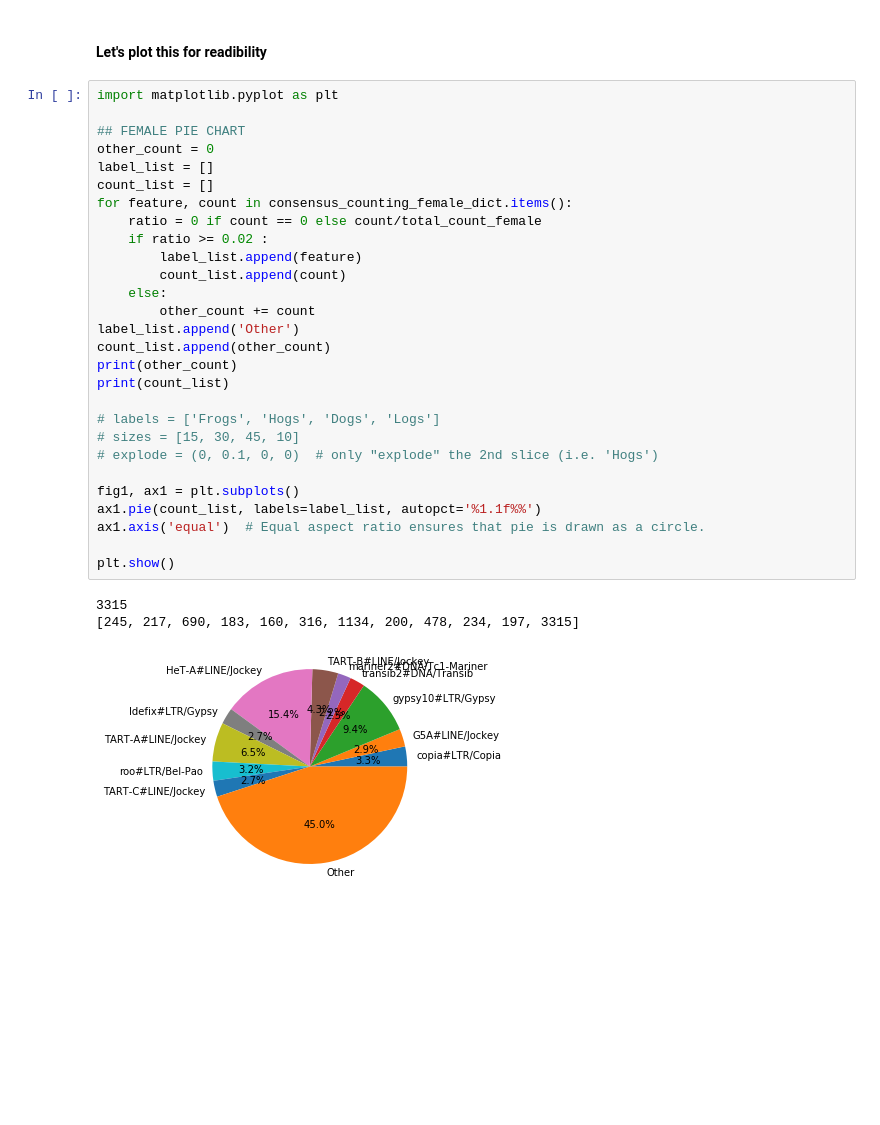
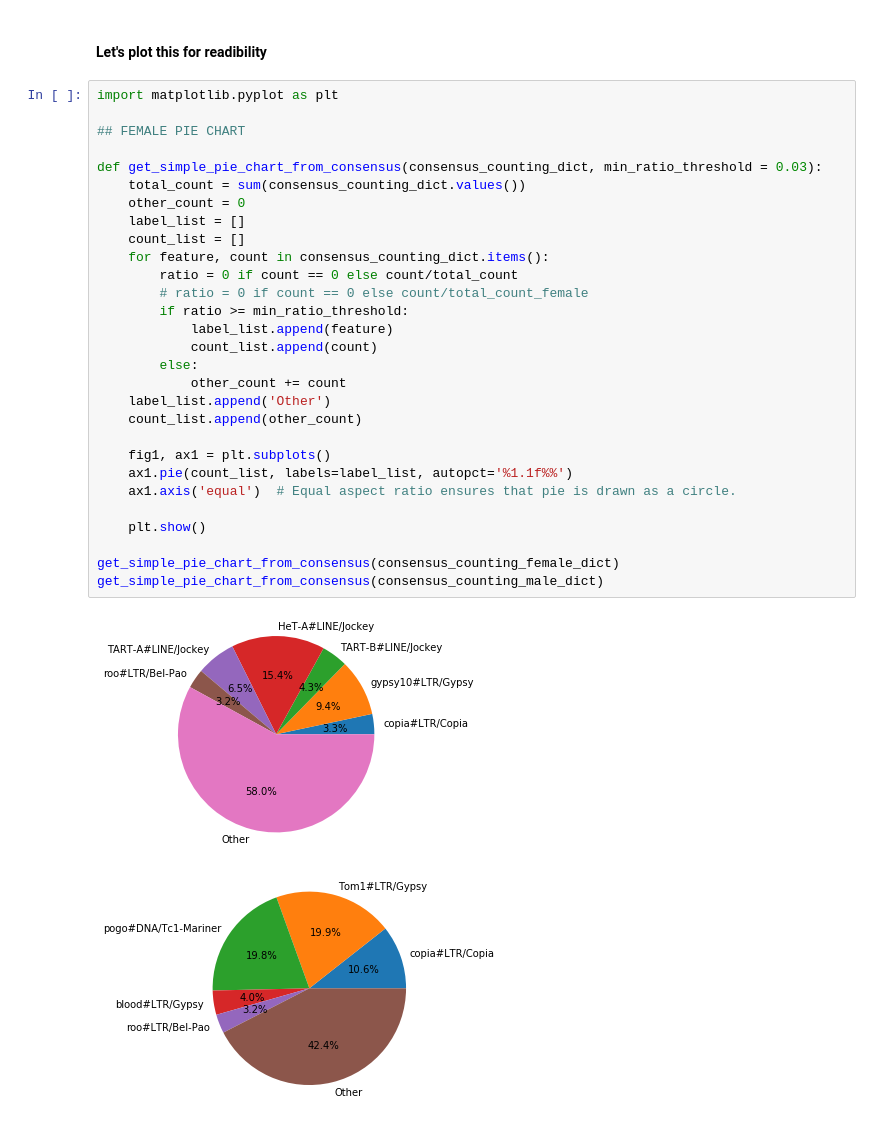
Before and after one commit to EricAmren/goth101_TE_analysis, a Jupyter notebook: cristina_TE_notebook.ipynb, the cells around one changed output. Drawn from its saved outputs; the diff is of its cells as text; blank space fills up the shorter version.

Commit message:
Add min ratio threshold to pie chart function

```diff
--- a/cristina_TE_notebook.ipynb
+++ b/cristina_TE_notebook.ipynb
@@ -185,32 +185,32 @@ gypsy3#LTR/Gypsy        0               0.0008097165991902834
 # %%
 import matplotlib.pyplot as plt
 
 ## FEMALE PIE CHART
-other_count = 0
-label_list = []
-count_list = []
-for feature, count in consensus_counting_female_dict.items():
-    ratio = 0 if count == 0 else count/total_count_female
-    if ratio >= 0.02 :
-        label_list.append(feature)
-        count_list.append(count)
-    else:
-        other_count += count
-label_list.append('Other')
-count_list.append(other_count)
-print(other_count)
-print(count_list)
 
-# labels = ['Frogs', 'Hogs', 'Dogs', 'Logs']
-# sizes = [15, 30, 45, 10]
-# explode = (0, 0.1, 0, 0)  # only "explode" the 2nd slice (i.e. 'Hogs')
+def get_simple_pie_chart_from_consensus(consensus_counting_dict, min_ratio_threshold = 0.03):
+    total_count = sum(consensus_counting_dict.values())
+    other_count = 0
+    label_list = []
+    count_list = []
+    for feature, count in consensus_counting_dict.items():
+        ratio = 0 if count == 0 else count/total_count
+        # ratio = 0 if count == 0 else count/total_count_female
+        if ratio >= min_ratio_threshold:
+            label_list.append(feature)
+            count_list.append(count)
+        else:
+            other_count += count
+    label_list.append('Other')
+    count_list.append(other_count)
 
-fig1, ax1 = plt.subplots()
-ax1.pie(count_list, labels=label_list, autopct='%1.1f%%')
-ax1.axis('equal')  # Equal aspect ratio ensures that pie is drawn as a circle.
+    fig1, ax1 = plt.subplots()
+    ax1.pie(count_list, labels=label_list, autopct='%1.1f%%')
+    ax1.axis('equal')  # Equal aspect ratio ensures that pie is drawn as a circle.
 
-plt.show()
+    plt.show()
+
+get_simple_pie_chart_from_consensus(consensus_counting_female_dict)
+get_simple_pie_chart_from_consensus(consensus_counting_male_dict)
 # %% [output]
-3315
-[245, 217, 690, 183, 160, 316, 1134, 200, 478, 234, 197, 3315]
-[figure, old version]
+[figure, new version]
+[figure, added]
```
